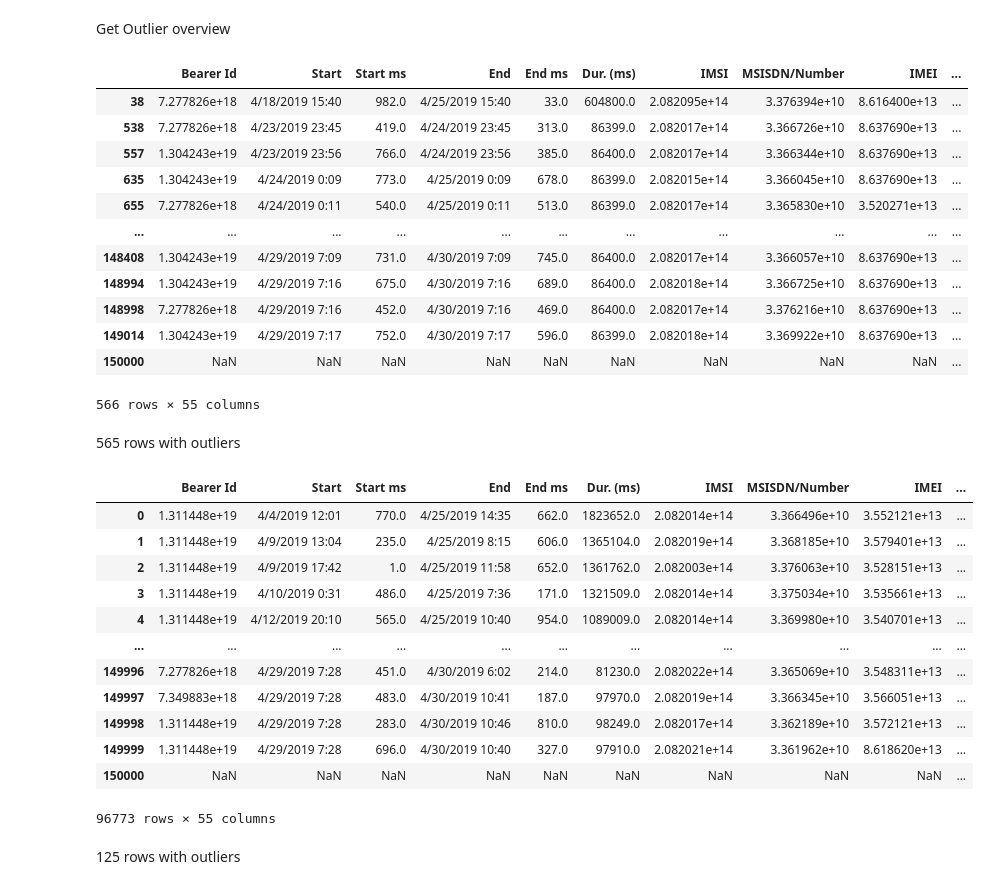
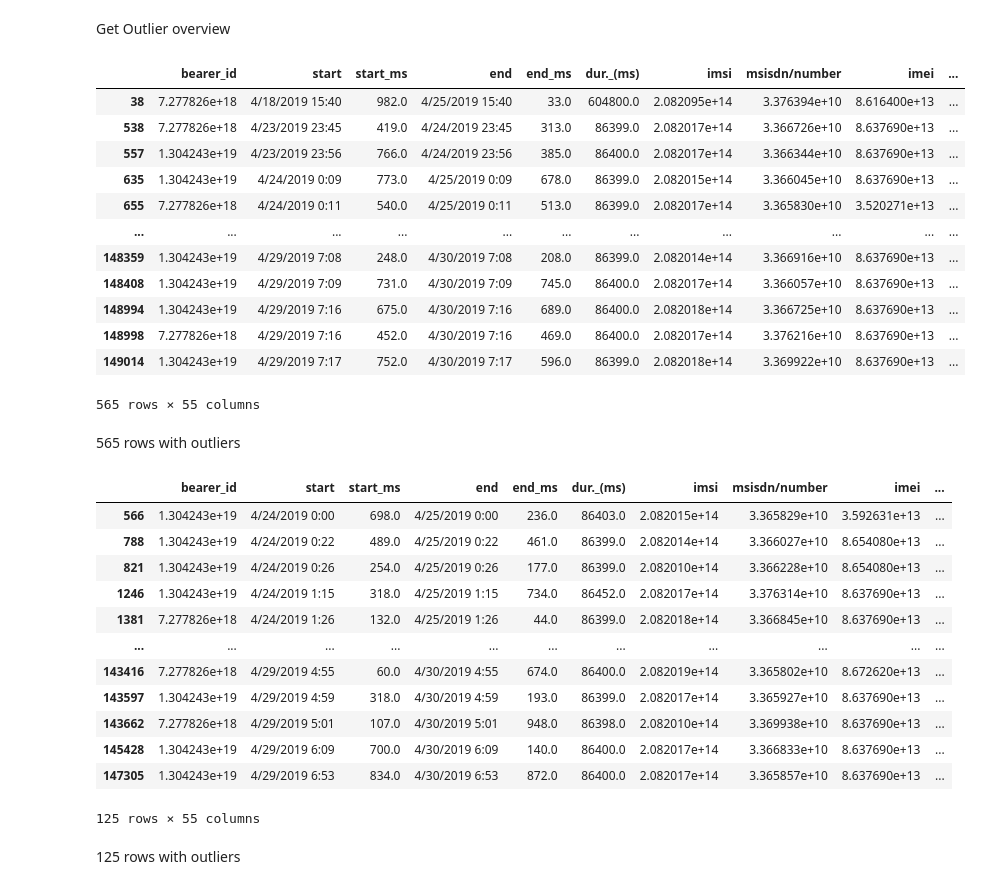
Before and after one commit to Basi10/Telecom-Data-Analysis, a Jupyter notebook: notebooks/outliers.ipynb, the cells around one changed output. Drawn from its saved outputs; the diff is of its cells as text; code cells hidden in the pictures.

```diff
--- a/notebooks/outliers.ipynb
+++ b/notebooks/outliers.ipynb
@@ -20,7 +20,7 @@ from src.overview import Overview
 from src.outlier import Outlier
 from src.plots import Plot
 # %%
-df = pd.read_csv('../data/uncleanData.csv')
+df = pd.read_csv('../data/cleaned_data2.csv')
 # %%
 #df2 = pd.read_excel("../data/Week1_challenge_data_source.xlsx")
 # %%
@@ -94,39 +86,39 @@ It can be seen that most of the column have outliers
 # %% [markdown]
 Get Outlier overview
 # %%
-display(outlier.outlier_overview(df, 'Activity Duration UL (ms)'))
+display(outlier.outlier_overview(df, 'activity_duration_ul_(ms)'))
 # %% [output]
-|  | Bearer Id | Start | Start ms | End | End ms | Dur. (ms) | IMSI | MSISDN/Number | IMEI | ... |
+|  | bearer_id | start | start_ms | end | end_ms | dur._(ms) | imsi | msisdn/number | imei | ... |
 | 38 | 7.277826e+18 | 4/18/2019 15:40 | 982.0 | 4/25/2019 15:40 | 33.0 | 604800.0 | 2.082095e+14 | 3.376394e+10 | 8.616400e+13 | ... |
 | 538 | 7.277826e+18 | 4/23/2019 23:45 | 419.0 | 4/24/2019 23:45 | 313.0 | 86399.0 | 2.082017e+14 | 3.366726e+10 | 8.637690e+13 | ... |
 | 557 | 1.304243e+19 | 4/23/2019 23:56 | 766.0 | 4/24/2019 23:56 | 385.0 | 86400.0 | 2.082017e+14 | 3.366344e+10 | 8.637690e+13 | ... |
 | 635 | 1.304243e+19 | 4/24/2019 0:09 | 773.0 | 4/25/2019 0:09 | 678.0 | 86399.0 | 2.082015e+14 | 3.366045e+10 | 8.637690e+13 | ... |
 | 655 | 7.277826e+18 | 4/24/2019 0:11 | 540.0 | 4/25/2019 0:11 | 513.0 | 86399.0 | 2.082017e+14 | 3.365830e+10 | 3.520271e+13 | ... |
 | ... | ... | ... | ... | ... | ... | ... | ... | ... | ... | ... |
+| 148359 | 1.304243e+19 | 4/29/2019 7:08 | 248.0 | 4/30/2019 7:08 | 208.0 | 86399.0 | 2.082014e+14 | 3.366916e+10 | 8.637690e+13 | ... |
 | 148408 | 1.304243e+19 | 4/29/2019 7:09 | 731.0 | 4/30/2019 7:09 | 745.0 | 86400.0 | 2.082017e+14 | 3.366057e+10 | 8.637690e+13 | ... |
 | 148994 | 1.304243e+19 | 4/29/2019 7:16 | 675.0 | 4/30/2019 7:16 | 689.0 | 86400.0 | 2.082018e+14 | 3.366725e+10 | 8.637690e+13 | ... |
 | 148998 | 7.277826e+18 | 4/29/2019 7:16 | 452.0 | 4/30/2019 7:16 | 469.0 | 86400.0 | 2.082017e+14 | 3.376216e+10 | 8.637690e+13 | ... |
 | 149014 | 1.304243e+19 | 4/29/2019 7:17 | 752.0 | 4/30/2019 7:17 | 596.0 | 86399.0 | 2.082018e+14 | 3.369922e+10 | 8.637690e+13 | ... |
-| 150000 | NaN | NaN | NaN | NaN | NaN | NaN | NaN | NaN | NaN | ... |
-566 rows × 55 columns
+565 rows × 55 columns
 # %% [markdown]
 565 rows with outliers
 # %%
-display(outlier.outlier_overview(df, 'TCP UL Retrans. Vol (Bytes)'))
+display(outlier.outlier_overview(df, 'tcp_ul_retrans._vol_(bytes)'))
 # %% [output]
-|  | Bearer Id | Start | Start ms | End | End ms | Dur. (ms) | IMSI | MSISDN/Number | IMEI | ... |
-| 0 | 1.311448e+19 | 4/4/2019 12:01 | 770.0 | 4/25/2019 14:35 | 662.0 | 1823652.0 | 2.082014e+14 | 3.366496e+10 | 3.552121e+13 | ... |
-| 1 | 1.311448e+19 | 4/9/2019 13:04 | 235.0 | 4/25/2019 8:15 | 606.0 | 1365104.0 | 2.082019e+14 | 3.368185e+10 | 3.579401e+13 | ... |
-| 2 | 1.311448e+19 | 4/9/2019 17:42 | 1.0 | 4/25/2019 11:58 | 652.0 | 1361762.0 | 2.082003e+14 | 3.376063e+10 | 3.528151e+13 | ... |
-| 3 | 1.311448e+19 | 4/10/2019 0:31 | 486.0 | 4/25/2019 7:36 | 171.0 | 1321509.0 | 2.082014e+14 | 3.375034e+10 | 3.535661e+13 | ... |
-| 4 | 1.311448e+19 | 4/12/2019 20:10 | 565.0 | 4/25/2019 10:40 | 954.0 | 1089009.0 | 2.082014e+14 | 3.369980e+10 | 3.540701e+13 | ... |
+|  | bearer_id | start | start_ms | end | end_ms | dur._(ms) | imsi | msisdn/number | imei | ... |
+| 566 | 1.304243e+19 | 4/24/2019 0:00 | 698.0 | 4/25/2019 0:00 | 236.0 | 86403.0 | 2.082015e+14 | 3.365829e+10 | 3.592631e+13 | ... |
+| 788 | 1.304243e+19 | 4/24/2019 0:22 | 489.0 | 4/25/2019 0:22 | 461.0 | 86399.0 | 2.082014e+14 | 3.366027e+10 | 8.654080e+13 | ... |
+| 821 | 1.304243e+19 | 4/24/2019 0:26 | 254.0 | 4/25/2019 0:26 | 177.0 | 86399.0 | 2.082010e+14 | 3.366228e+10 | 8.654080e+13 | ... |
+| 1246 | 1.304243e+19 | 4/24/2019 1:15 | 318.0 | 4/25/2019 1:15 | 734.0 | 86452.0 | 2.082017e+14 | 3.376314e+10 | 8.637690e+13 | ... |
+| 1381 | 7.277826e+18 | 4/24/2019 1:26 | 132.0 | 4/25/2019 1:26 | 44.0 | 86399.0 | 2.082018e+14 | 3.366845e+10 | 8.637690e+13 | ... |
 | ... | ... | ... | ... | ... | ... | ... | ... | ... | ... | ... |
-| 149996 | 7.277826e+18 | 4/29/2019 7:28 | 451.0 | 4/30/2019 6:02 | 214.0 | 81230.0 | 2.082022e+14 | 3.365069e+10 | 3.548311e+13 | ... |
-| 149997 | 7.349883e+18 | 4/29/2019 7:28 | 483.0 | 4/30/2019 10:41 | 187.0 | 97970.0 | 2.082019e+14 | 3.366345e+10 | 3.566051e+13 | ... |
-| 149998 | 1.311448e+19 | 4/29/2019 7:28 | 283.0 | 4/30/2019 10:46 | 810.0 | 98249.0 | 2.082017e+14 | 3.362189e+10 | 3.572121e+13 | ... |
-| 149999 | 1.311448e+19 | 4/29/2019 7:28 | 696.0 | 4/30/2019 10:40 | 327.0 | 97910.0 | 2.082021e+14 | 3.361962e+10 | 8.618620e+13 | ... |
-| 150000 | NaN | NaN | NaN | NaN | NaN | NaN | NaN | NaN | NaN | ... |
+| 143416 | 7.277826e+18 | 4/29/2019 4:55 | 60.0 | 4/30/2019 4:55 | 674.0 | 86400.0 | 2.082019e+14 | 3.365802e+10 | 8.672620e+13 | ... |
+| 143597 | 1.304243e+19 | 4/29/2019 4:59 | 318.0 | 4/30/2019 4:59 | 193.0 | 86399.0 | 2.082017e+14 | 3.365927e+10 | 8.637690e+13 | ... |
+| 143662 | 7.277826e+18 | 4/29/2019 5:01 | 107.0 | 4/30/2019 5:01 | 948.0 | 86398.0 | 2.082010e+14 | 3.369938e+10 | 8.637690e+13 | ... |
+| 145428 | 1.304243e+19 | 4/29/2019 6:09 | 700.0 | 4/30/2019 6:09 | 140.0 | 86400.0 | 2.082017e+14 | 3.366833e+10 | 8.637690e+13 | ... |
+| 147305 | 1.304243e+19 | 4/29/2019 6:53 | 834.0 | 4/30/2019 6:53 | 872.0 | 86400.0 | 2.082017e+14 | 3.365857e+10 | 8.637690e+13 | ... |
-96773 rows × 55 columns
+125 rows × 55 columns
 # %% [markdown]
 125 rows with outliers
 # %% [markdown]
```
Also changed, not shown: parts of 22 cells of this notebook, 3 other files.
